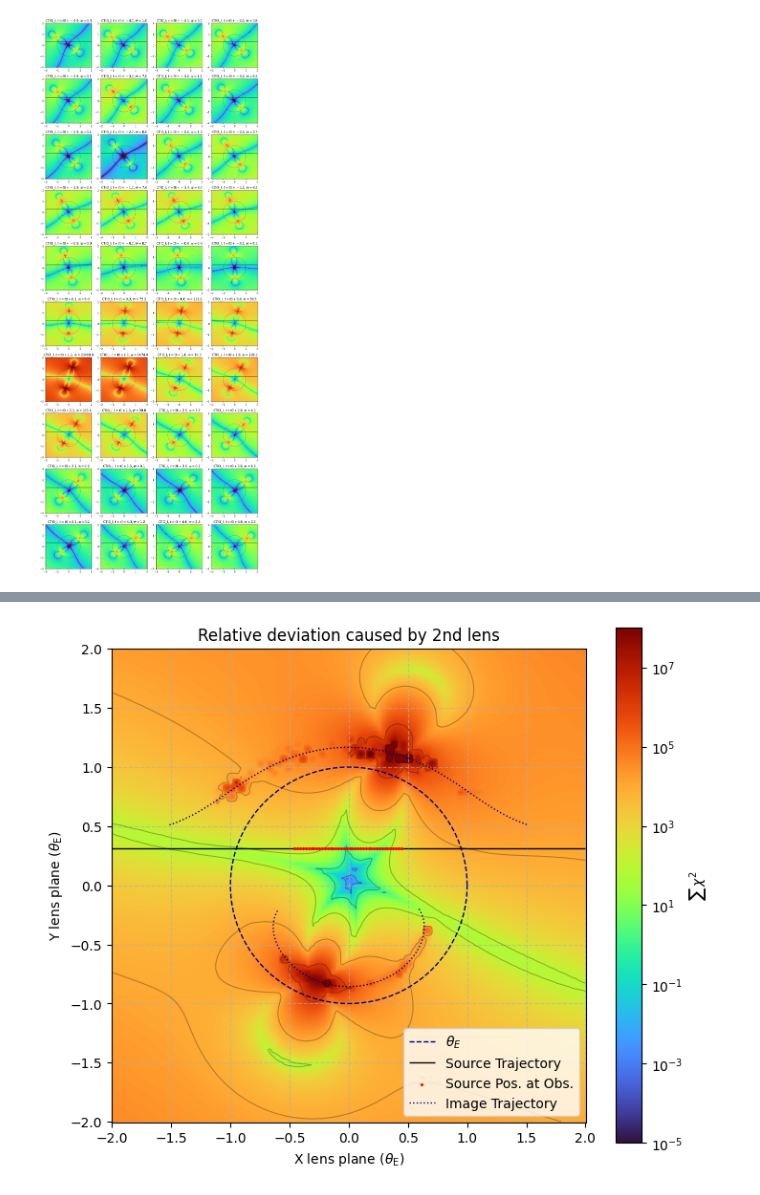
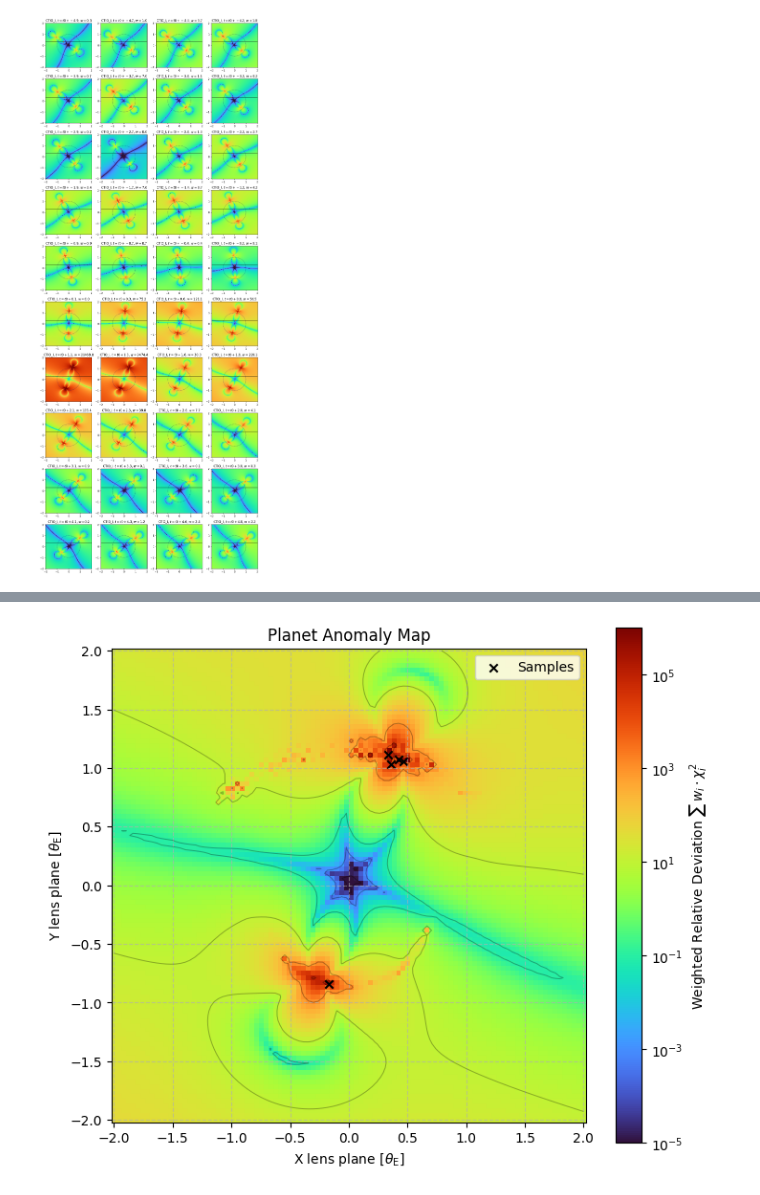
Before and after one commit to jakobdammann/pyLIMA-docs-revisit, a Jupyter notebook: my_project/detection_zone.ipynb, the cells around one changed output, grey strips where cells are left out. Cells and saved outputs as stored; diff of their text form; code cells hidden in the pictures.

```diff
--- a/my_project/detection_zone.ipynb
+++ b/my_project/detection_zone.ipynb
@@ -421,20 +404,29 @@ plt.show()
-# %%
-from scipy import interpolate
-
-# Interpolate the grid
-resolution_interpol = 5
-x_fine = np.linspace(x_min, x_max, resolution * resolution_interpol)
-y_fine = np.linspace(y_min, y_max, resolution * resolution_interpol)
-X_f, Y_f = np.meshgrid(x_fine, y_fine)
-interp_func = interpolate.RegularGridInterpolator((x_range.ravel(), y_range.ravel()), reldev_map_avg.T, method="linear")
-
-# Plotting the result
-points = np.array([X_f.ravel(), Y_f.ravel()]).T
-Z_fine = interp_func(points).reshape(X_f.shape)
-rd.plot_heatmap(X_f, Y_f, Z_fine,
-                norm=colors.LogNorm(1e-5,1e8),
-                add_cbar=True, add_contour=True, add_grid=True, add_tE=True,
-                add_trajectory=True, t0=t0, u0=u0, te=te, t=reldev_maps['t']
-                )
-# %% [output]
-[figure, removed]
+# %%
+### Use Heatmap as a Distribution for Initial Values
+import lintsampler
+from scipy.interpolate import RegularGridInterpolator
+
+# choose what to use as a distribution/statistic
+anomaly_statistic = planet_anomaly_map / np.sum(planet_anomaly_map)
+
+# create vectorized function with Grid Interpolator
+matrix_interp = RegularGridInterpolator((x_range, y_range), anomaly_statistic.T)
+
+# create sampler and sample points
+sampler = lintsampler.LintSampler((x_range, y_range), matrix_interp, vectorizedpdf=True)
+samples = sampler.sample(5)
+x_samples = samples[:,0]
+y_samples = samples[:,1]
+
+rd.plot_heatmap(X_grid, Y_grid, planet_anomaly_map,
+                norm=colors.LogNorm(1e-5,1e6),
+                add_cbar=True, cbar_label='Weighted Relative Deviation $\\sum \\, w_i \\cdot \\chi_i^2$',
+                add_contour=True, add_grid=True, add_tE=False,
+                add_trajectory=False, t0=t0, u0=u0, te=te, t=reldev_maps['t'],
+                show_plot=False)
+plt.title('Planet Anomaly Map')
+plt.scatter(x_samples, y_samples, c='k', marker='x', label='Samples')
+plt.legend()
+plt.show()
+# %% [output]
+[figure, added]
```
Also changed, not shown: parts of 7 cells of this notebook, 2 other files.
